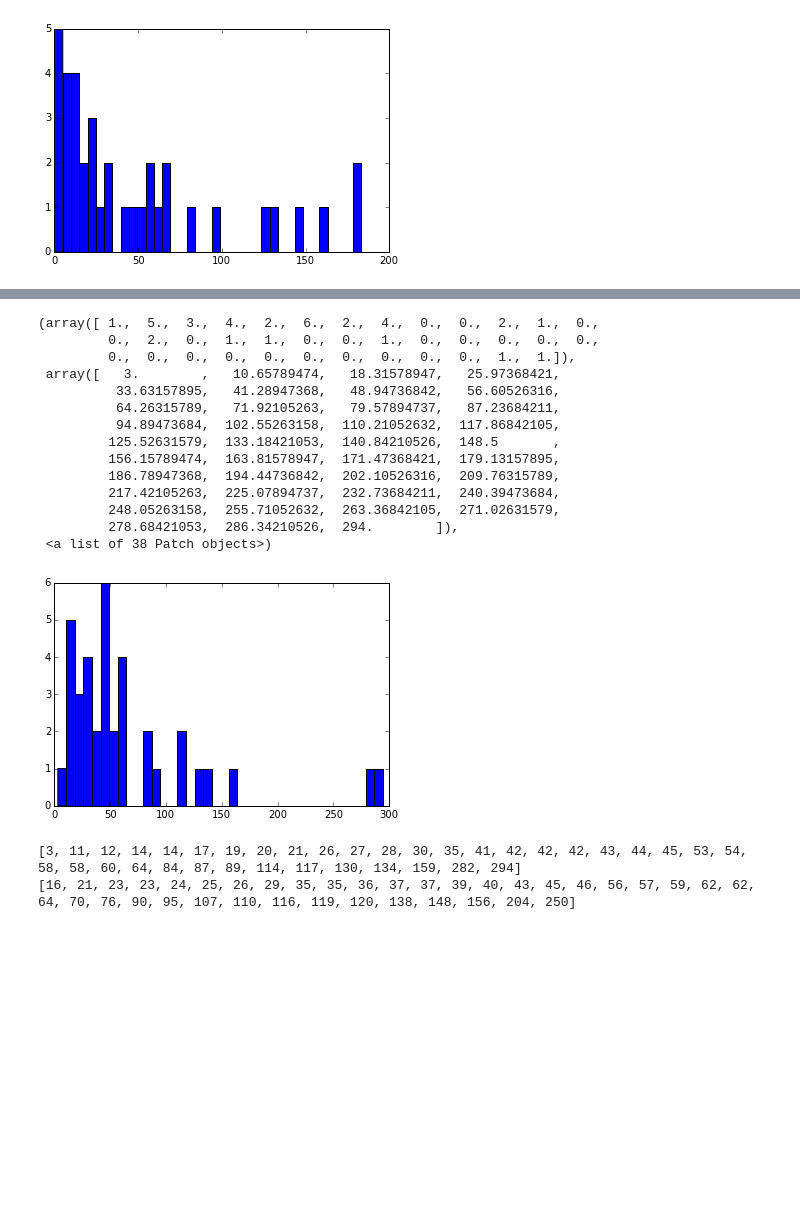
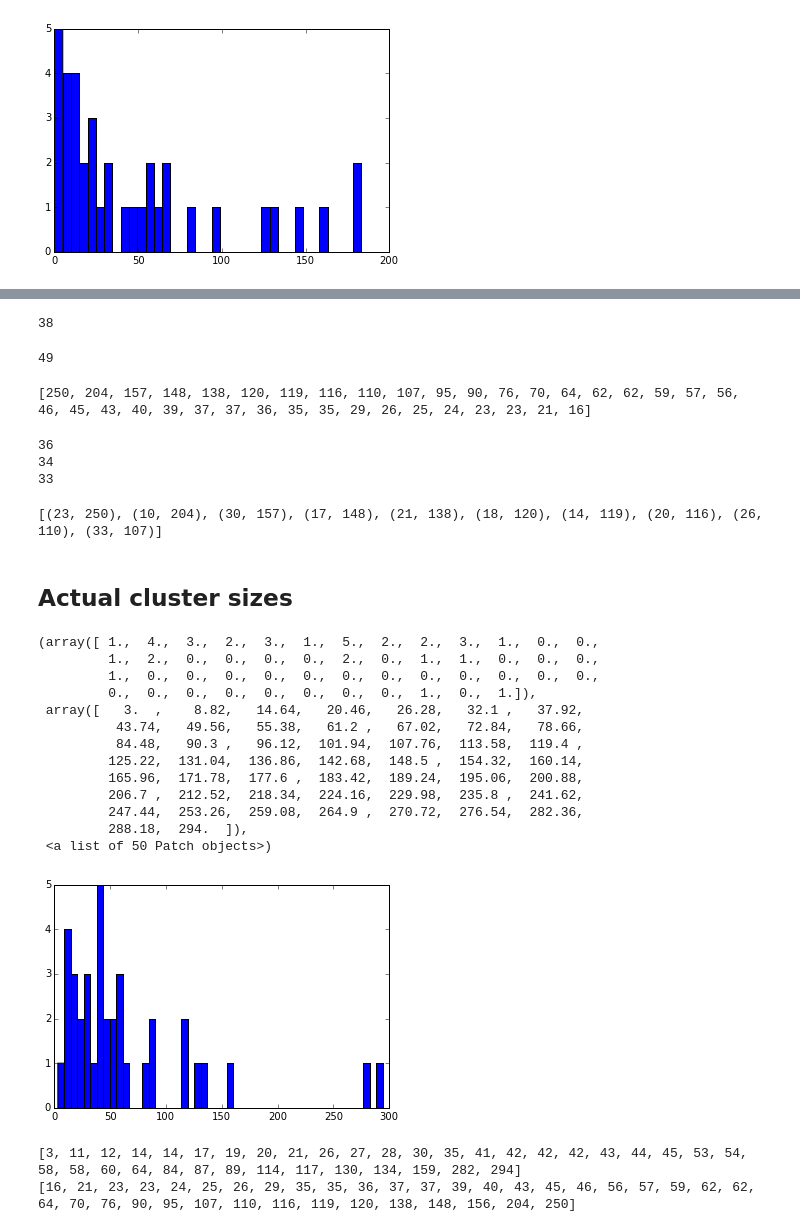
Before and after one commit to mzw4/jyupitertime, a Jupyter notebook: comp1/CS 5786 Comp 1 - JAC.ipynb, the cells around one changed output, grey strips where cells are left out. Cells and saved outputs as stored; diff of their text form; code cells hidden in the pictures; blank space fills up the shorter version.

```diff
--- a/comp1/CS 5786 Comp 1 - JAC.ipynb
+++ b/comp1/CS 5786 Comp 1 - JAC.ipynb
@@ -2486,0 +2557,34 @@ plt.hist(sizes, bins=38)
+# %%
+header = False
+actual_debates = {}
+for line in open('actual-debate-labels.csv'):
+    if header:
+        header = False
+        continue
+    parts = line.strip().split(',')
+    actual_debates[int(parts[0])] = int(parts[1])
+
+print len(actual_debates)
+# %% [output]
+38
+# %%
+errors = 0
+for i in actual_debates:
+    for j in actual_debates:
+        if cluster_dict[i] == cluster_dict[j]:
+            errors += 1
+print errors / 2
+# %% [output]
+49
+# %%
+print lda_sizes
+# %% [output]
+[250, 204, 157, 148, 138, 120, 119, 116, 110, 107, 95, 90, 76, 70, 64, 62, 62, 59, 57, 56, 46, 45, 43, 40, 39, 37, 37, 36, 35, 35, 29, 26, 25, 24, 23, 23, 21, 16]
+# %%
+print lda_sizes.index(21)
+print len(set(lda_sizes))
+print len(set(actual_cluster_sizes))
+# %% [output]
+36
+34
+33
@@ -2487,21 +2607,26 @@ plt.hist(sizes, bins=38)
+# %%
+write_evaluation(relabel_clusters(lda_sizes, cluster_dict), 'challenge2_lda1.csv')
+# %% [output]
+[(23, 250), (10, 204), (30, 157), (17, 148), (21, 138), (18, 120), (14, 119), (20, 116), (26, 110), (33, 107)]
+# %% [markdown]
+## Actual cluster sizes
 # %%
-plt.hist(actual_cluster_sizes, bins=38)
+plt.hist(actual_cluster_sizes, bins=50)
 # %% [output]
-(array([ 1.,  5.,  3.,  4.,  2.,  6.,  2.,  4.,  0.,  0.,  2.,  1.,  0.,
-         0.,  2.,  0.,  1.,  1.,  0.,  0.,  1.,  0.,  0.,  0.,  0.,  0.,
-         0.,  0.,  0.,  0.,  0.,  0.,  0.,  0.,  0.,  0.,  1.,  1.]),
- array([   3.        ,   10.65789474,   18.31578947,   25.97368421,
-          33.63157895,   41.28947368,   48.94736842,   56.60526316,
-          64.26315789,   71.92105263,   79.57894737,   87.23684211,
-          94.89473684,  102.55263158,  110.21052632,  117.86842105,
-         125.52631579,  133.18421053,  140.84210526,  148.5       ,
-         156.15789474,  163.81578947,  171.47368421,  179.13157895,
-         186.78947368,  194.44736842,  202.10526316,  209.76315789,
-         217.42105263,  225.07894737,  232.73684211,  240.39473684,
-         248.05263158,  255.71052632,  263.36842105,  271.02631579,
-         278.68421053,  286.34210526,  294.        ]),
- <a list of 38 Patch objects>)
+(array([ 1.,  4.,  3.,  2.,  3.,  1.,  5.,  2.,  2.,  3.,  1.,  0.,  0.,
+         1.,  2.,  0.,  0.,  0.,  0.,  2.,  0.,  1.,  1.,  0.,  0.,  0.,
+         1.,  0.,  0.,  0.,  0.,  0.,  0.,  0.,  0.,  0.,  0.,  0.,  0.,
+         0.,  0.,  0.,  0.,  0.,  0.,  0.,  0.,  1.,  0.,  1.]),
+ array([   3.  ,    8.82,   14.64,   20.46,   26.28,   32.1 ,   37.92,
+          43.74,   49.56,   55.38,   61.2 ,   67.02,   72.84,   78.66,
+          84.48,   90.3 ,   96.12,  101.94,  107.76,  113.58,  119.4 ,
+         125.22,  131.04,  136.86,  142.68,  148.5 ,  154.32,  160.14,
+         165.96,  171.78,  177.6 ,  183.42,  189.24,  195.06,  200.88,
+         206.7 ,  212.52,  218.34,  224.16,  229.98,  235.8 ,  241.62,
+         247.44,  253.26,  259.08,  264.9 ,  270.72,  276.54,  282.36,
+         288.18,  294.  ]),
+ <a list of 50 Patch objects>)
-[figure, old version]
+[figure, new version]
 # %%
 print actual_cluster_sizes
 sizes.sort()
```
Also changed, not shown: parts of 47 cells of this notebook, 1 other file.
